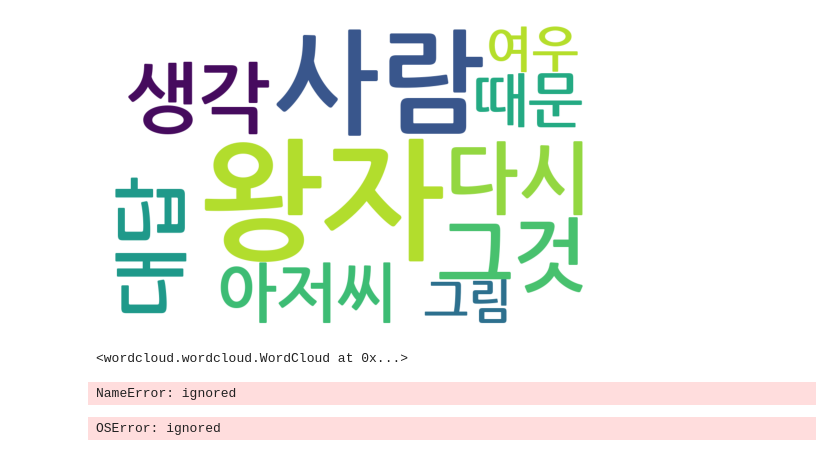
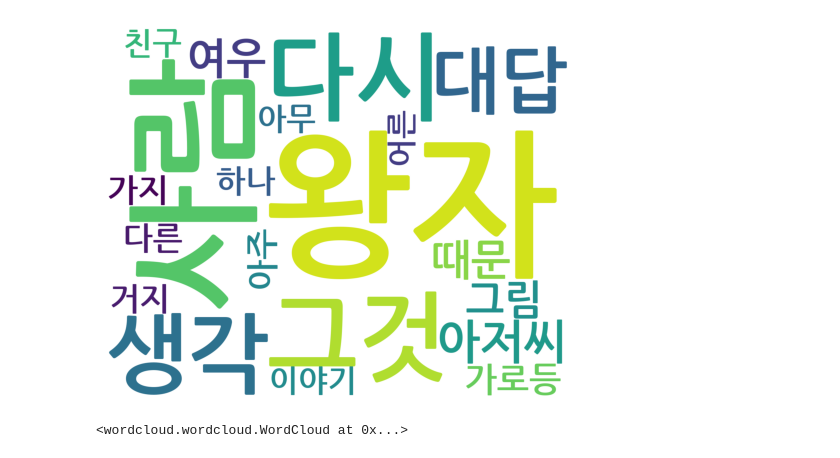
Before and after one commit to momopmkr/momo, a Jupyter notebook: 어린왕자_책_명사_빈도수_상위_20개_구하기_안은영_ipynb의_사본의_사본.ipynb, the cells around one changed output. Drawn from its saved outputs; the diff is of its cells as text; code cells hidden in the pictures.

```diff
--- a/어린왕자_책_명사_빈도수_상위_20개_구하기_안은영_ipynb의_사본의_사본.ipynb
+++ b/어린왕자_책_명사_빈도수_상위_20개_구하기_안은영_ipynb의_사본의_사본.ipynb
@@ -68,7 +68,7 @@ words = [n for n in words if len(n) > 1] # 단어의 길이가 1개인 것은
 count = Counter(words) # 위에서 얻은 words를 처리하여 단어별 빈도수 형태의 딕셔너리 데이터를 구함
 f.close()
 
-noun_list=count.most_common(10)
+noun_list=count.most_common(20)
 
 for v in noun_list:
   print(v)
@@ -96,15 +106,15 @@ with open("./sample_data/어린왕자_명사리스트.txt",'w', newline='',encod
 # %%
 import sys
 # 자신의 컴퓨터 환경에 맞는 한글 폰트 경로를 설정(window에서)
 #font_path = 'malgun'  # C:/Windows/Fonts/
 #font_path = 'HMKMMAG' # C:/Windows/Fonts/HMKMMAG.TTF
 font_path = '/usr/share/fonts/truetype/nanum/NanumGothicBold.ttf'
 # 워드클라우드로 그래프로 시각화
-wc = WordCloud(width = 1000, height = 600, background_color="white", font_path = font_path)
+wc = WordCloud(width = 1500, height = 1200, background_color="white", font_path = font_path)
 plt.imshow(wc.generate_from_frequencies(dict(noun_list))) #딕셔너리
 plt.axis("off")
 plt.show()
 wc.to_file(f'./sample_data/어린왕자_워드클라우드.png')
 # %% [output]
-[figure, old version]
+[figure, new version]
 <wordcloud.wordcloud.WordCloud at 0x...>
@@ -131,7 +120,0 @@ wc.to_file(f'./sample_data/{keyword}_워드클라우드.png')
-# %%
-plt.rcParams.update({'font.family' : 'Malgun Gothic',
-					'figure.dpi' : 120,
-					'figure.figsize' : [6.5,6]})
-sns.barplot(data =top20, y='words' ,x='n')
-# %% [output]
-NameError: ignored
@@ -162,7 +120,0 @@ sns.barplot(data =top20, y='word' ,x='n')
-# %%
-wc = WordCloud(font_path='malgun', width=400, height=400, scale=2.0, max_font_size=250)
-gen = wc.generate_from_frequencies(c)
-plt.figure()
-plt.imshow(gen)
-# %% [output]
-OSError: ignored
```
Also changed, not shown: parts of 5 cells of this notebook.
